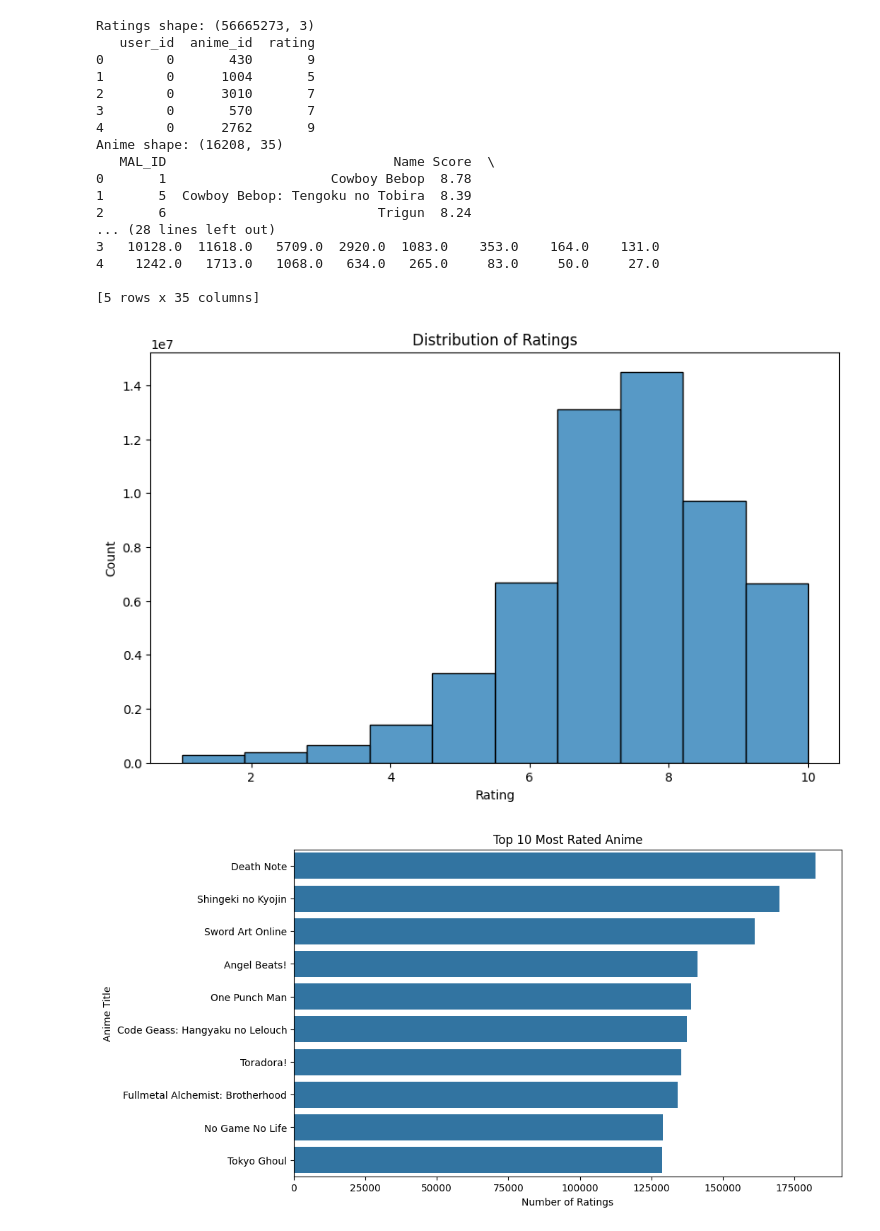
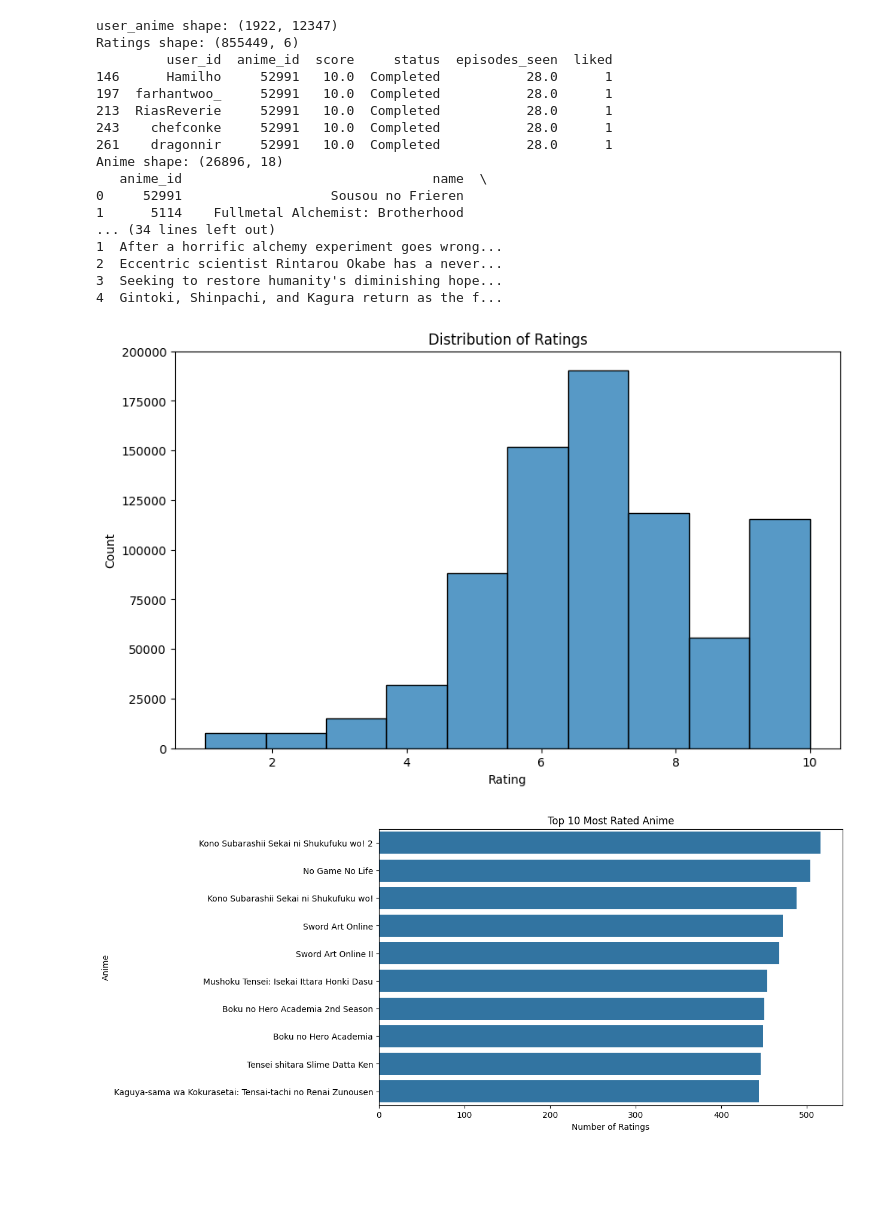
Before and after one commit to tnguyen91/anime-recommendation, a Jupyter notebook: data_analysis.ipynb, the cells around one changed output. Drawn from its saved outputs; the diff is of its cells as text; code cells hidden in the pictures; blank space fills up the shorter version.

```diff
--- a/data_analysis.ipynb
+++ b/data_analysis.ipynb
@@ -1,56 +1,66 @@
 # %%
 import matplotlib.pyplot as plt
 import seaborn as sns
-from collections import Counter
+import yaml
+
+with open("config.yaml", "r") as f:
+    config = yaml.safe_load(f)
+
+model_config = config["model"]
+data_config = config["data"]
+path_config = config["paths"]
 # %%
 # Load data
 from src.data_loader import load_anime_dataset
 ratings, anime = load_anime_dataset()
 
+from src.utils import preprocess_data
+user_anime, ratings = preprocess_data(ratings, min_likes_user=data_config["min_likes_user"], min_likes_anime=data_config["min_likes_anime"])
+print("user_anime shape:", user_anime.shape)
 print("Ratings shape:", ratings.shape)
 print(ratings.head())
 print("Anime shape:", anime.shape)
 print(anime.head())
 # %% [output]
-Ratings shape: (56665273, 3)
-   user_id  anime_id  rating
-0        0       430       9
-1        0      1004       5
-2        0      3010       7
-3        0       570       7
-4        0      2762       9
-Anime shape: (16208, 35)
-   MAL_ID                             Name Score  \
-0       1                     Cowboy Bebop  8.78
-1       5  Cowboy Bebop: Tengoku no Tobira  8.39
-2       6                           Trigun  8.24
-... (28 lines left out)
-3   10128.0  11618.0   5709.0  2920.0  1083.0    353.0    164.0    131.0
-4    1242.0   1713.0   1068.0   634.0   265.0     83.0     50.0     27.0
-
-[5 rows x 35 columns]
+user_anime shape: (1922, 12347)
+Ratings shape: (855449, 6)
+         user_id  anime_id  score     status  episodes_seen  liked
+146      Hamilho     52991   10.0  Completed           28.0      1
+197  farhantwoo_     52991   10.0  Completed           28.0      1
+213  RiasReverie     52991   10.0  Completed           28.0      1
+243    chefconke     52991   10.0  Completed           28.0      1
+261    dragonnir     52991   10.0  Completed           28.0      1
+Anime shape: (26896, 18)
+   anime_id                                name  \
+0     52991                   Sousou no Frieren
+1      5114    Fullmetal Alchemist: Brotherhood
+... (34 lines left out)
+1  After a horrific alchemy experiment goes wrong...
+2  Eccentric scientist Rintarou Okabe has a never...
+3  Seeking to restore humanity's diminishing hope...
+4  Gintoki, Shinpachi, and Kagura return as the f...
 # %%
 # Ratings distribution
 plt.figure(figsize=(10, 6))
-sns.histplot(ratings['rating'], bins=10, kde=False)
+sns.histplot(ratings['score'], bins=10, kde=False)
 plt.title("Distribution of Ratings")
 plt.xlabel("Rating")
 plt.ylabel("Count")
 plt.show()
 # %% [output]
-[figure, old version]
+[figure, new version]
 # %%
 # top 10 most rated anime
 anime_counts = ratings['anime_id'].value_counts().head(10)
-top_anime = anime[anime['MAL_ID'].isin(anime_counts.index)]
-top_anime = top_anime.set_index('MAL_ID').loc[anime_counts.index]
+top_anime = anime[anime['anime_id'].isin(anime_counts.index)]
+top_anime = top_anime.set_index('anime_id').loc[anime_counts.index]
 top_anime['num_ratings'] = anime_counts.values
 
 plt.figure(figsize=(10, 6))
-sns.barplot(data=top_anime, x='num_ratings', y='Name')
+sns.barplot(data=top_anime, x='num_ratings', y='name')
 plt.title("Top 10 Most Rated Anime")
 plt.xlabel("Number of Ratings")
-plt.ylabel("Anime Title")
+plt.ylabel("Anime")
 plt.show()
 # %% [output]
-[figure, old version]
+[figure, new version]
```
Also changed, not shown: parts of 7 cells of this notebook.
